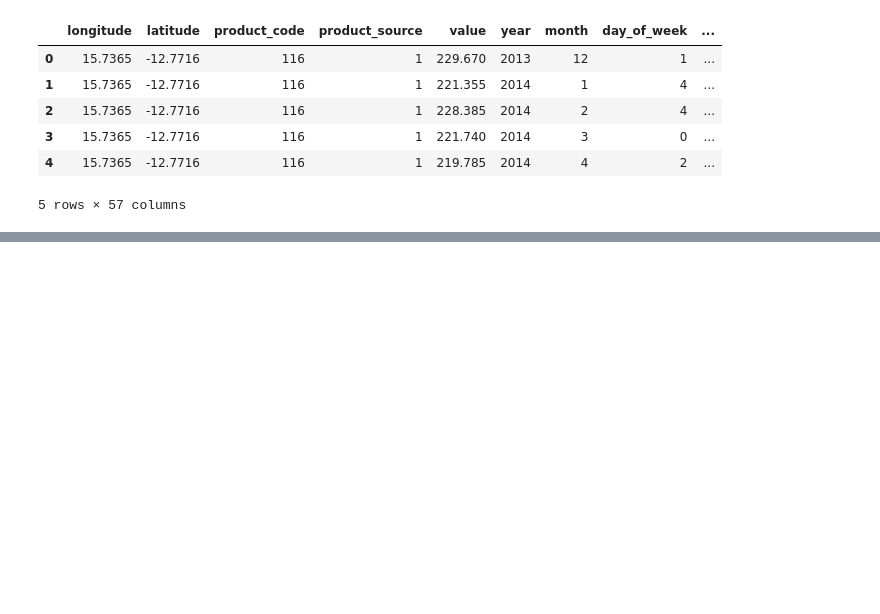
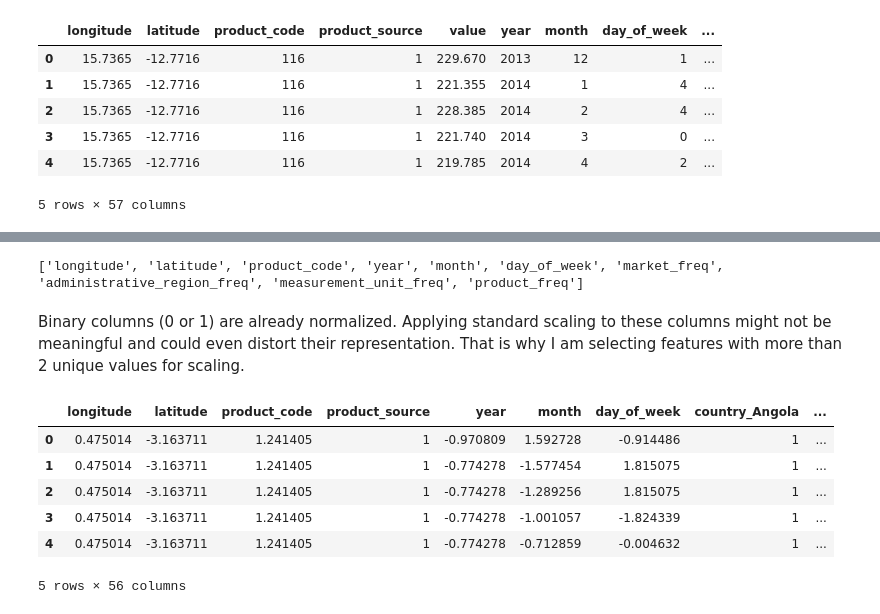
Before and after one commit to rasmodev/Staple-Food-and-Fuel-Price-Prediction-in-Africa, a Jupyter notebook: Staple_Food_Price_Prediction.ipynb, the cells around one changed output, grey strips where cells are left out. Saved outputs shown, nothing was run; the diff lists cells and outputs as text; code cells hidden in the pictures; blank space fills up the shorter version.

```diff
--- a/Staple_Food_Price_Prediction.ipynb
+++ b/Staple_Food_Price_Prediction.ipynb
@@ -1753,0 +1829,25 @@ train_df.head()
+# %%
+# Function to automatically select columns for scaling
+def get_numerical_columns_for_scaling(df):
+    # Initialize a list to hold columns to scale
+    columns_to_scale = []
+
+    # Loop through each column
+    for column in df.columns:
+        # Get unique values for the column
+        unique_values = df[column].unique()
+        num_unique_values = len(unique_values)
+
+        # Add the column to the list if it has more than 2 unique values
+        if num_unique_values > 2:
+            columns_to_scale.append(column)
+
+    return columns_to_scale
+
+# Identify numerical columns to scale
+numerical_columns_to_scale = get_numerical_columns_for_scaling(X_train)
+print(numerical_columns_to_scale)
+# %% [output]
+['longitude', 'latitude', 'product_code', 'year', 'month', 'day_of_week', 'market_freq', 'administrative_region_freq', 'measurement_unit_freq', 'product_freq']
+# %% [markdown]
+Binary columns (0 or 1) are already normalized. Applying standard scaling to these columns might not be meaningful and could even distort their representation. That is why I am selecting features with more than 2 unique values for scaling.
@@ -1754,2 +1863,13 @@ train_df.head()
+# %%
+# # Check the scaling in the train set
+X_train.head()
+# %% [output]
+|  | longitude | latitude | product_code | product_source | year | month | day_of_week | country_Angola | ... |
+| 0 | 0.475014 | -3.163711 | 1.241405 | 1 | -0.970809 | 1.592728 | -0.914486 | 1 | ... |
+| 1 | 0.475014 | -3.163711 | 1.241405 | 1 | -0.774278 | -1.577454 | 1.815075 | 1 | ... |
+| 2 | 0.475014 | -3.163711 | 1.241405 | 1 | -0.774278 | -1.289256 | 1.815075 | 1 | ... |
+| 3 | 0.475014 | -3.163711 | 1.241405 | 1 | -0.774278 | -1.001057 | -1.824339 | 1 | ... |
+| 4 | 0.475014 | -3.163711 | 1.241405 | 1 | -0.774278 | -0.712859 | -0.004632 | 1 | ... |
+5 rows × 56 columns
 # %%
 # Display a sample of the test set
```
Also changed, not shown: parts of 11 cells of this notebook.
